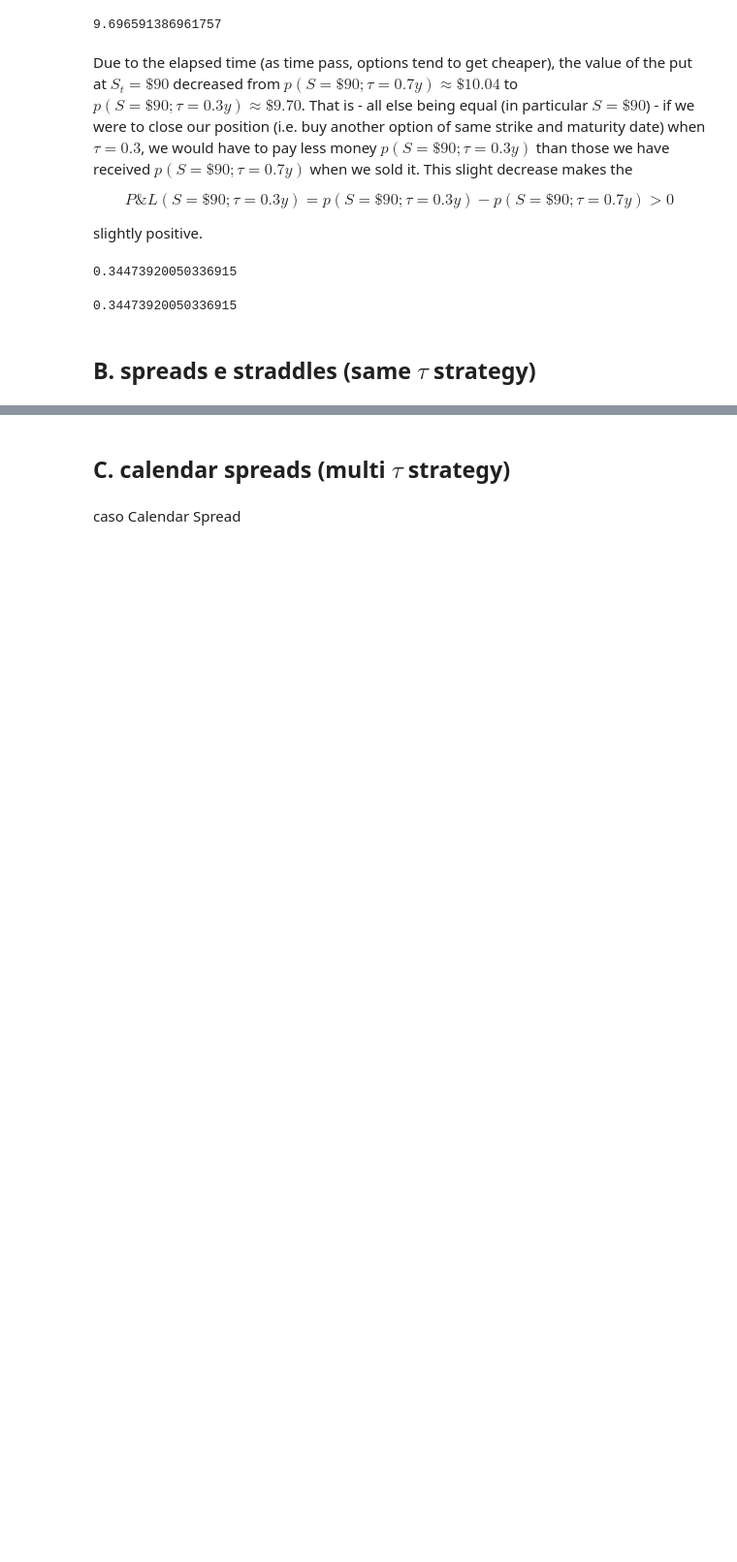
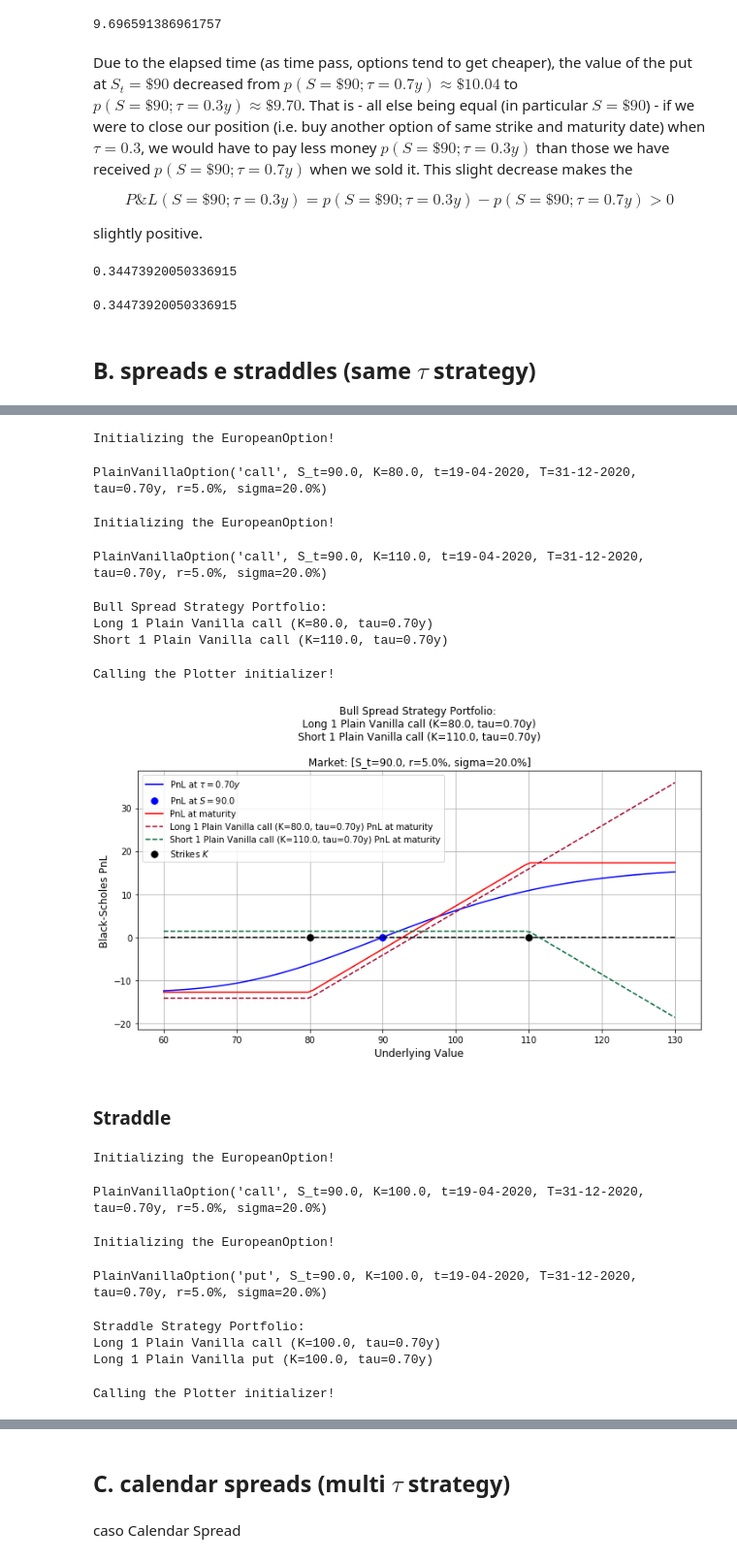
Before and after one commit to gabrielepompa88/IT-For-Business-And-Finance-2019-20, a Jupyter notebook: Notebooks/Derivatives_Analytics___Objects_Composition.ipynb, the cells around one changed output, grey strips where cells are left out. Shown at 97% size. Saved outputs shown, nothing was run; the diff lists cells and outputs as text; code cells hidden in the pictures; blank space fills up the shorter version.

```diff
--- a/Notebooks/Derivatives_Analytics___Objects_Composition.ipynb
+++ b/Notebooks/Derivatives_Analytics___Objects_Composition.ipynb
@@ -2929,0 +2935,56 @@ Vanilla_Put.price() - Vanilla_Put.price(tau=0.3)
+# %%
+Vanilla_Call_long = PlainVanillaOption(market_env, K=K_long)
+Vanilla_Call_long
+# %% [output]
+Initializing the EuropeanOption!
+PlainVanillaOption('call', S_t=90.0, K=80.0, t=19-04-2020, T=31-12-2020, tau=0.70y, r=5.0%, sigma=20.0%)
+# %%
+Vanilla_Call_short = PlainVanillaOption(market_env, K=K_short)
+Vanilla_Call_short
+# %% [output]
+Initializing the EuropeanOption!
+PlainVanillaOption('call', S_t=90.0, K=110.0, t=19-04-2020, T=31-12-2020, tau=0.70y, r=5.0%, sigma=20.0%)
+# %%
+bull_spread_ptf = Portfolio(name="Bull Spread Strategy")
+bull_spread_ptf.add_instrument(Vanilla_Call_long, 1)
+bull_spread_ptf.add_instrument(Vanilla_Call_short, -1)
+bull_spread_ptf
+# %% [output]
+Bull Spread Strategy Portfolio:
+Long 1 Plain Vanilla call (K=80.0, tau=0.70y)
+Short 1 Plain Vanilla call (K=110.0, tau=0.70y)
+# %%
+ptf_plotter = PortfolioPlotter(bull_spread_ptf)
+# %% [output]
+Calling the Plotter initializer!
+# %%
+ptf_plotter.plot(method_name="PnL", plot_instrument_payoffs=True)
+# %% [output]
+[figure, added]
+# %% [markdown]
+### Straddle
+# %%
+Vanilla_Call = PlainVanillaOption(market_env)
+Vanilla_Call
+# %% [output]
+Initializing the EuropeanOption!
+PlainVanillaOption('call', S_t=90.0, K=100.0, t=19-04-2020, T=31-12-2020, tau=0.70y, r=5.0%, sigma=20.0%)
+# %%
+Vanilla_Put = PlainVanillaOption(market_env, option_type='put')
+Vanilla_Put
+# %% [output]
+Initializing the EuropeanOption!
+PlainVanillaOption('put', S_t=90.0, K=100.0, t=19-04-2020, T=31-12-2020, tau=0.70y, r=5.0%, sigma=20.0%)
+# %%
+straddle_ptf = Portfolio(name="Straddle Strategy")
+straddle_ptf.add_instrument(Vanilla_Call, 1)
+straddle_ptf.add_instrument(Vanilla_Put, 1)
+straddle_ptf
+# %% [output]
+Straddle Strategy Portfolio:
+Long 1 Plain Vanilla call (K=100.0, tau=0.70y)
+Long 1 Plain Vanilla put (K=100.0, tau=0.70y)
+# %%
+ptf_plotter = PortfolioPlotter(straddle_ptf)
+# %% [output]
+Calling the Plotter initializer!
```
Also changed, not shown: parts of 5 cells of this notebook.
